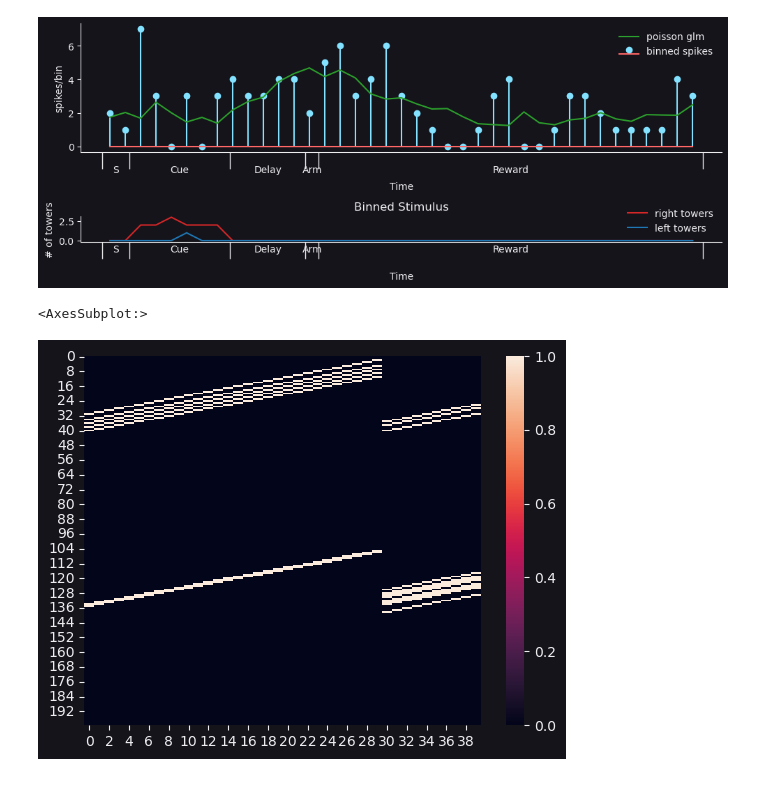
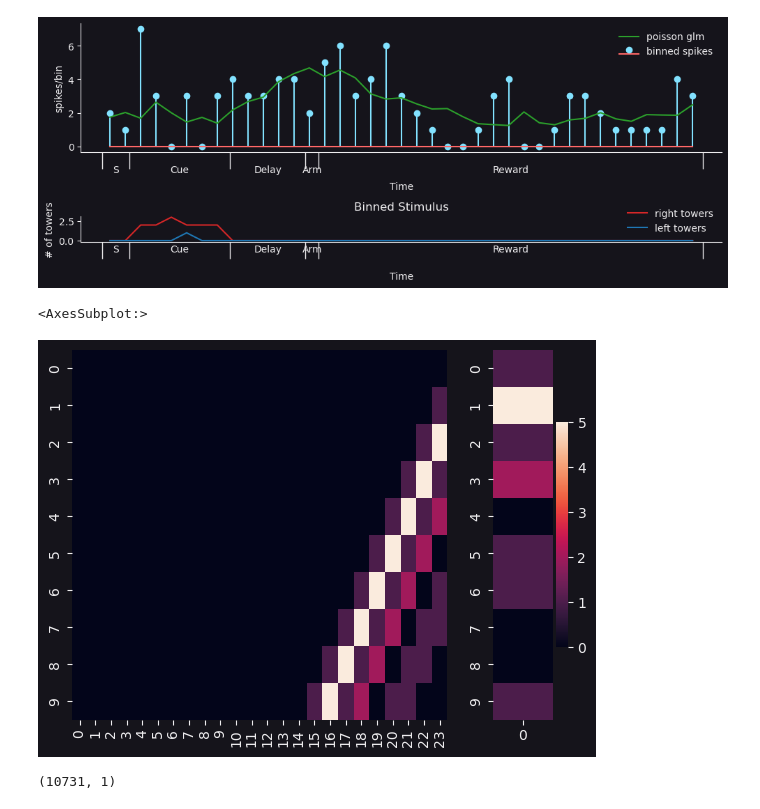
Before and after one commit to thejuc/towers_glm_hmm, a Jupyter notebook: glm_test.ipynb, the cells around one changed output. Drawn from its saved outputs; the diff is of its cells as text; code cells hidden in the pictures.

```diff
--- a/glm_test.ipynb
+++ b/glm_test.ipynb
@@ -253,11 +258,17 @@ sns.despine()
 # %% [output]
 233
 [figure]
-# %%
-sns.heatmap(X[:200, :40])
-# %% [output]
-<AxesSubplot:>
-[figure, removed]
+# %%
+fig, axs = plt.subplots(1, 2, gridspec_kw={'width_ratios': [5, 1]})
+sns.heatmap(X[:10, -25:-1], ax=axs[0], cbar=False)
+sns.heatmap(y[:10], ax=axs[1])
+# %% [output]
+<AxesSubplot:>
+[figure, added]
+# %%
+y.shape
+# %% [output]
+(10731, 1)
 # %% [markdown]
 ## Questions
 
```
Also changed, not shown: parts of 2 cells of this notebook, 1 other file.
